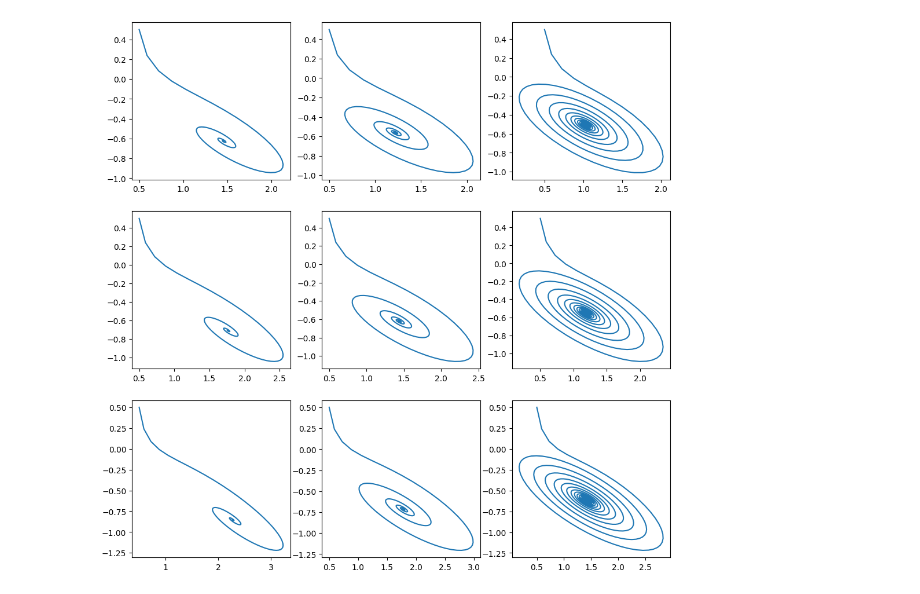
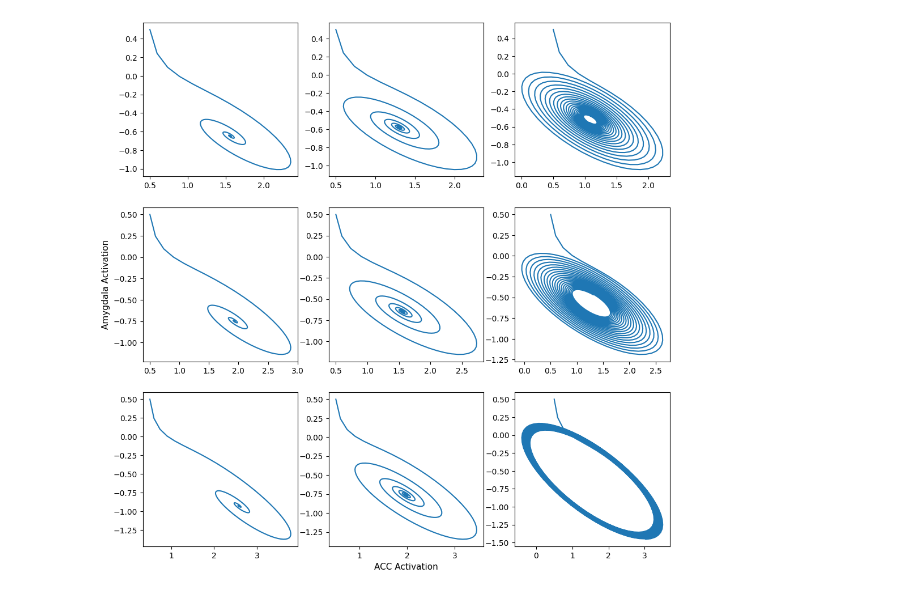
Before and after one commit to emilyrdavies/BSCI435-Final, a Jupyter notebook: code.ipynb, the cells around one changed output. Cells and saved outputs as stored; diff of their text form; code cells hidden in the pictures.

```diff
--- a/code.ipynb
+++ b/code.ipynb
@@ -1,8 +1,6 @@
 # %%
 import matplotlib.pyplot as plt
 import numpy as np
-from scipy.special import expit
-
 
 # sigmoidal function that represents dopamine modulation on all areas of network
 def f_mu(X, delta, pars):
@@ -13,35 +11,19 @@ def f_lambda(X, delta, pars):
     return (1/(np.exp(-pars['lambda']*(X-delta))+1)) - 0.5
 
 def network(x, t, pars):
-    '''
-    O = orbitofrontal cortex
-    C = cingulate cortex
-    A = amygdala
-    T = thalamus
-    S = ventral striatum/nucleus accumbens
-    delta = dopamine/ventral tegmental area
-
-    '''
     O, C, A, T, S, delta = x
-
     # dO/dt = -nO + mA + mT + f_mu(O, delta)
     dO_dt = -pars['n']*O + pars['m']*A + pars['m']*T + f_mu(O,delta,pars)
-
     # dC/dt = mO - nC + mT + f_mu(C, delta)
     dC_dt = pars['m']*O - pars['n']*C + pars['m']*T + f_mu(C,delta,pars)
-
     # dA/dt = -aO - aC - n_A*A + mT + m*delta + f_mu(A, delta)
     dA_dt = -pars['a']*O - pars['a']*C - pars['nA']*A + pars['m']*T + pars['m']*delta + f_mu(A,delta,pars)
-
     # dT/dt = mO + mC + mA - nT + mS + f_mu(T, delta) + 1
     dT_dt = pars['m']*O + pars['m']*C + pars['m']*A - pars['n']*T + pars['m']*S + f_mu(T,delta,pars) + 1
-
     # dS/dt = b1*O + b2*A + mT - nS - m*delta + f_lambda(S, delta)
     dS_dt = pars['b1']*O + pars['b2']*A + pars['m']*T - pars['n']*S - pars['m']*delta + f_lambda(S,delta,pars)
-
     # ddelta/dt = m(O + C + A + T + S) - n*delta
     ddelta_dt = pars['m']*(O + C + A + T + S) - pars['n']*delta
-
     return (dO_dt, dC_dt, dA_dt, dT_dt, dS_dt, ddelta_dt)
 # %%
 from scipy import integrate
@@ -219,7 +191,7 @@ plt.show()
 x = (0.5, 0.5, 0.5, 0.5, 0.5, 0.5)
 t = np.linspace(0, 200, 1000)
 
-pars['m'] = 0.98
+pars['m'] = 1
 
 fig, axes = plt.subplots(3, 3, figsize=(12,12))
 axes = axes.flatten()
@@ -243,32 +215,35 @@ pars['b1'] = 0.8
 pars['b2'] = 0.4
 data = integrate.odeint(network, x, t, args=(pars,))
 axes[3].plot(data[:,1], data[:,2])
+axes[3].set_ylabel("Amygdala Activation", fontsize=11)
 
 pars['b1'] = 0.8
 pars['b2'] = 0.8
 data = integrate.odeint(network, x, t, args=(pars,))
 axes[4].plot(data[:,1], data[:,2])
 
 pars['b1'] = 0.8
 pars['b2'] = 1.2
 data = integrate.odeint(network, x, t, args=(pars,))
 axes[5].plot(data[:,1], data[:,2])
 
 pars['b1'] = 1.2
 pars['b2'] = 0.4
 data = integrate.odeint(network, x, t, args=(pars,))
 axes[6].plot(data[:,1], data[:,2])
 
 pars['b1'] = 1.2
 pars['b2'] = 0.8
 data = integrate.odeint(network, x, t, args=(pars,))
 axes[7].plot(data[:,1], data[:,2])
+axes[7].set_xlabel("ACC Activation", fontsize=11)
 
 pars['b1'] = 1.2
 pars['b2'] = 1.2
 data = integrate.odeint(network, x, t, args=(pars,))
 axes[8].plot(data[:,1], data[:,2])
 
 plt.show()
+fig.savefig("fig2_recreation.png", dpi=300, bbox_inches='tight')
 # %% [output]
-[figure, old version]
+[figure, new version]
```
Also changed, not shown: parts of 2 cells of this notebook, 2 other files.
